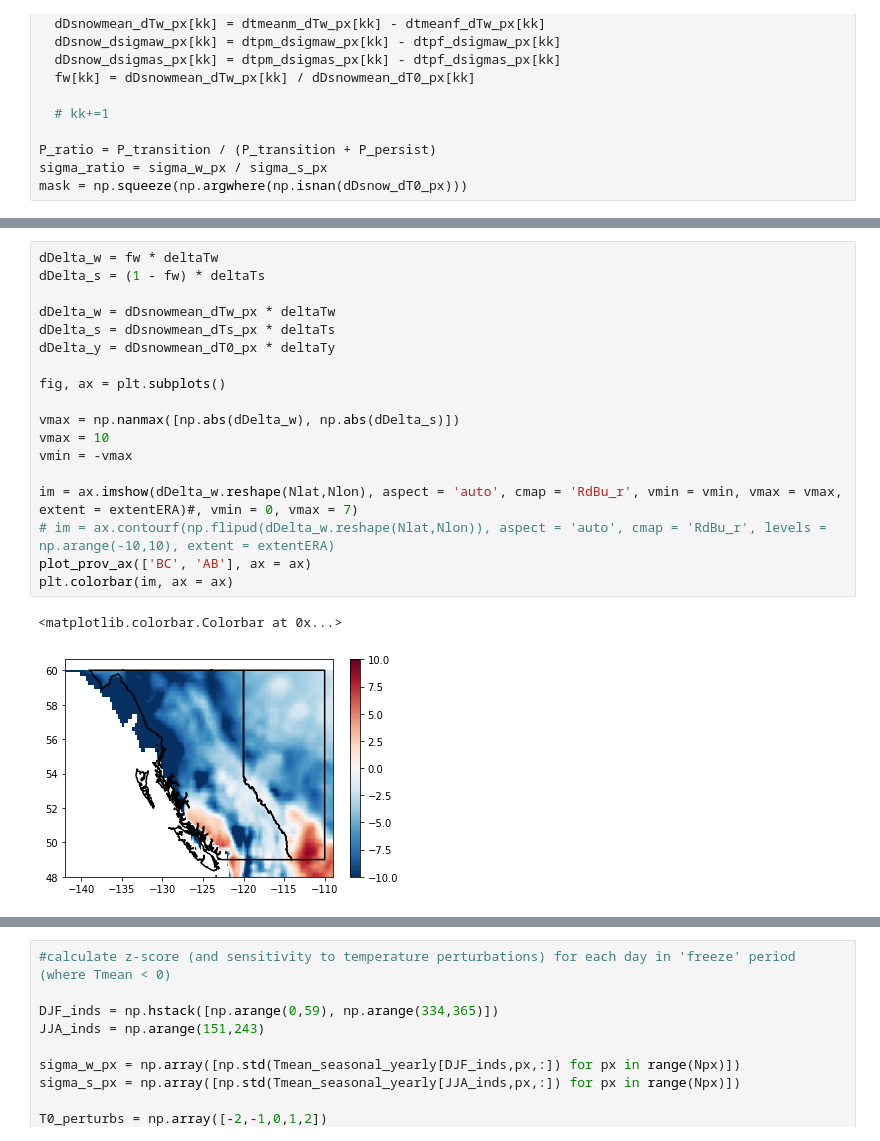
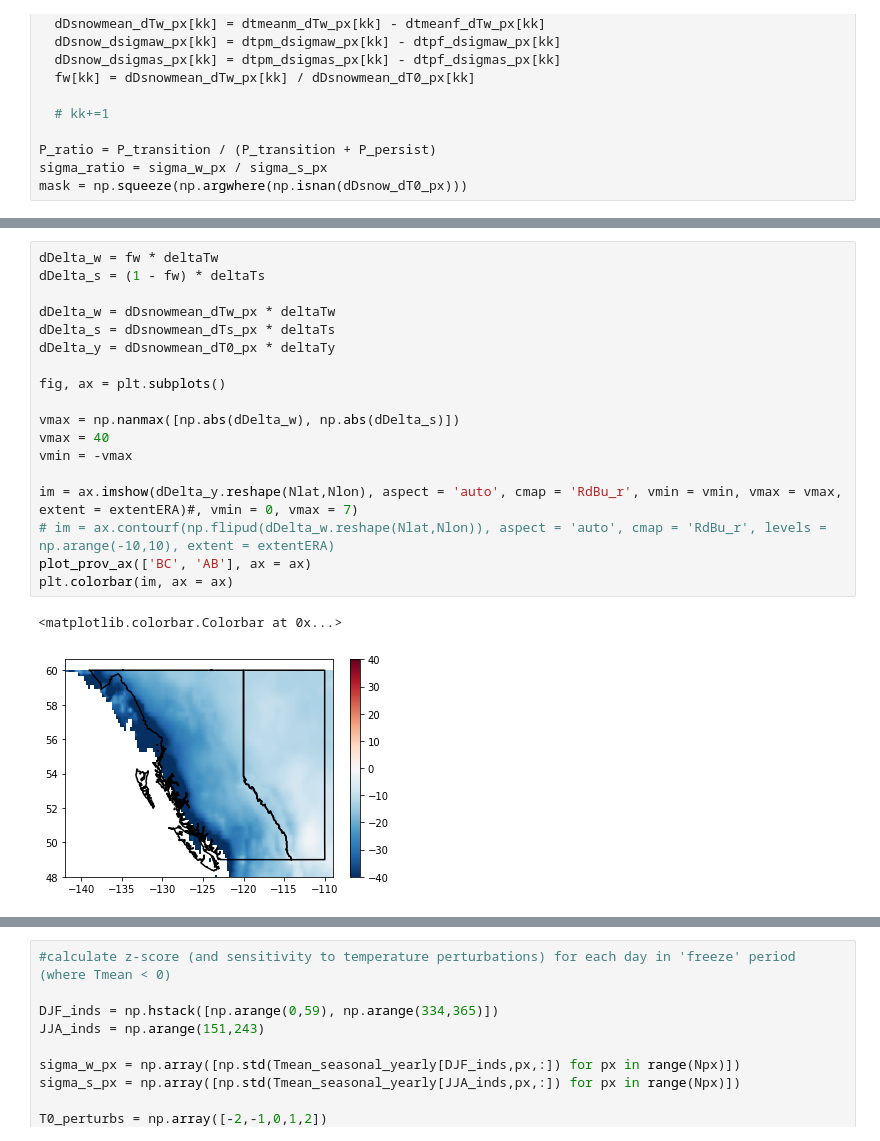
Before and after one commit to andersonsam/cnn_lstm_interpret, a Jupyter notebook: sine_sensitivity.ipynb, the cells around one changed output, grey strips where cells are left out. Saved outputs shown, nothing was run; the diff lists cells and outputs as text.

```diff
--- a/sine_sensitivity.ipynb
+++ b/sine_sensitivity.ipynb
@@ -903,24 +999,24 @@ plt.colorbar(im, ax = ax)
 # %%
 dDelta_w = fw * deltaTw
 dDelta_s = (1 - fw) * deltaTs
 
 dDelta_w = dDsnowmean_dTw_px * deltaTw
 dDelta_s = dDsnowmean_dTs_px * deltaTs
 dDelta_y = dDsnowmean_dT0_px * deltaTy
 
 fig, ax = plt.subplots()
 
 vmax = np.nanmax([np.abs(dDelta_w), np.abs(dDelta_s)])
-vmax = 10
+vmax = 40
 vmin = -vmax
 
-im = ax.imshow(dDelta_w.reshape(Nlat,Nlon), aspect = 'auto', cmap = 'RdBu_r', vmin = vmin, vmax = vmax, extent = extentERA)#, vmin = 0, vmax = 7)
+im = ax.imshow(dDelta_y.reshape(Nlat,Nlon), aspect = 'auto', cmap = 'RdBu_r', vmin = vmin, vmax = vmax, extent = extentERA)#, vmin = 0, vmax = 7)
 # im = ax.contourf(np.flipud(dDelta_w.reshape(Nlat,Nlon)), aspect = 'auto', cmap = 'RdBu_r', levels = np.arange(-10,10), extent = extentERA)
 plot_prov_ax(['BC', 'AB'], ax = ax)
 plt.colorbar(im, ax = ax)
 # %% [output]
 <matplotlib.colorbar.Colorbar at 0x...>
-[figure, old version]
+[figure, new version]
 # %%
 fig, ax = plt.subplots()
 
```
Also changed, not shown: parts of 40 cells of this notebook.
